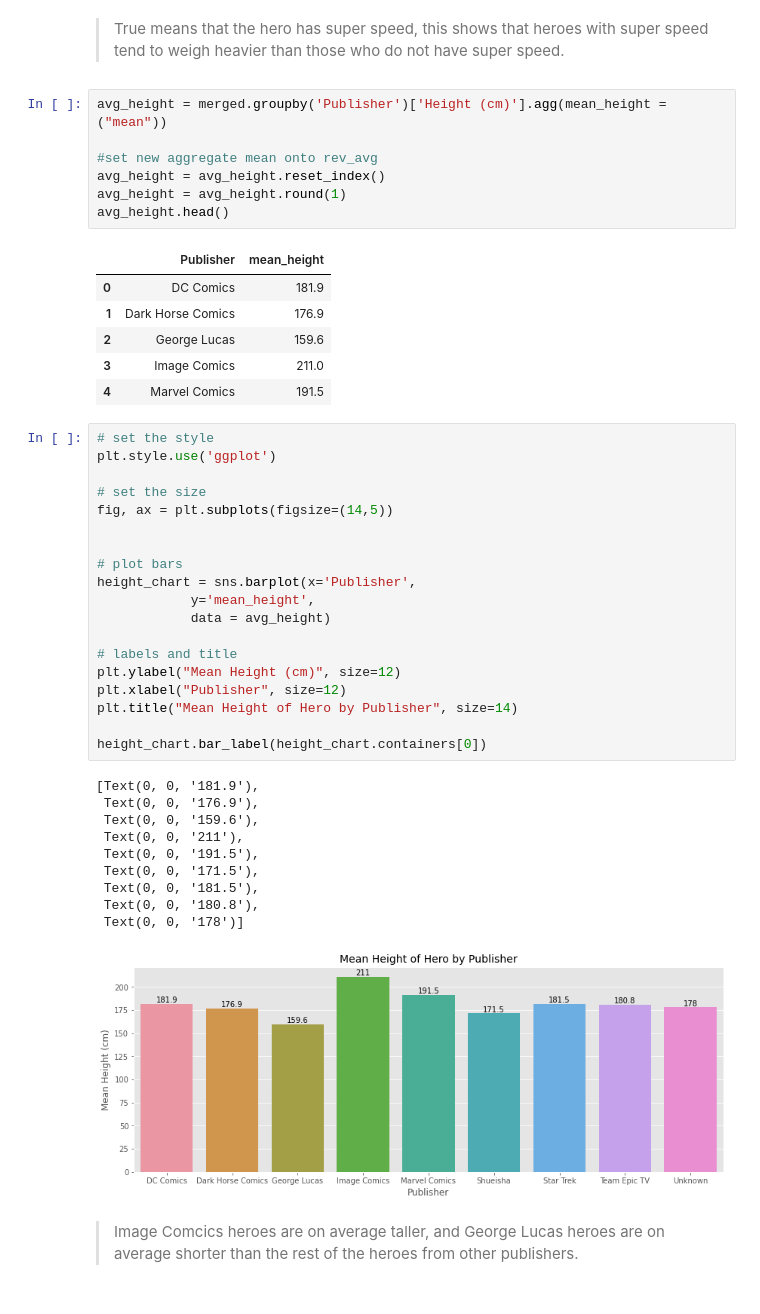
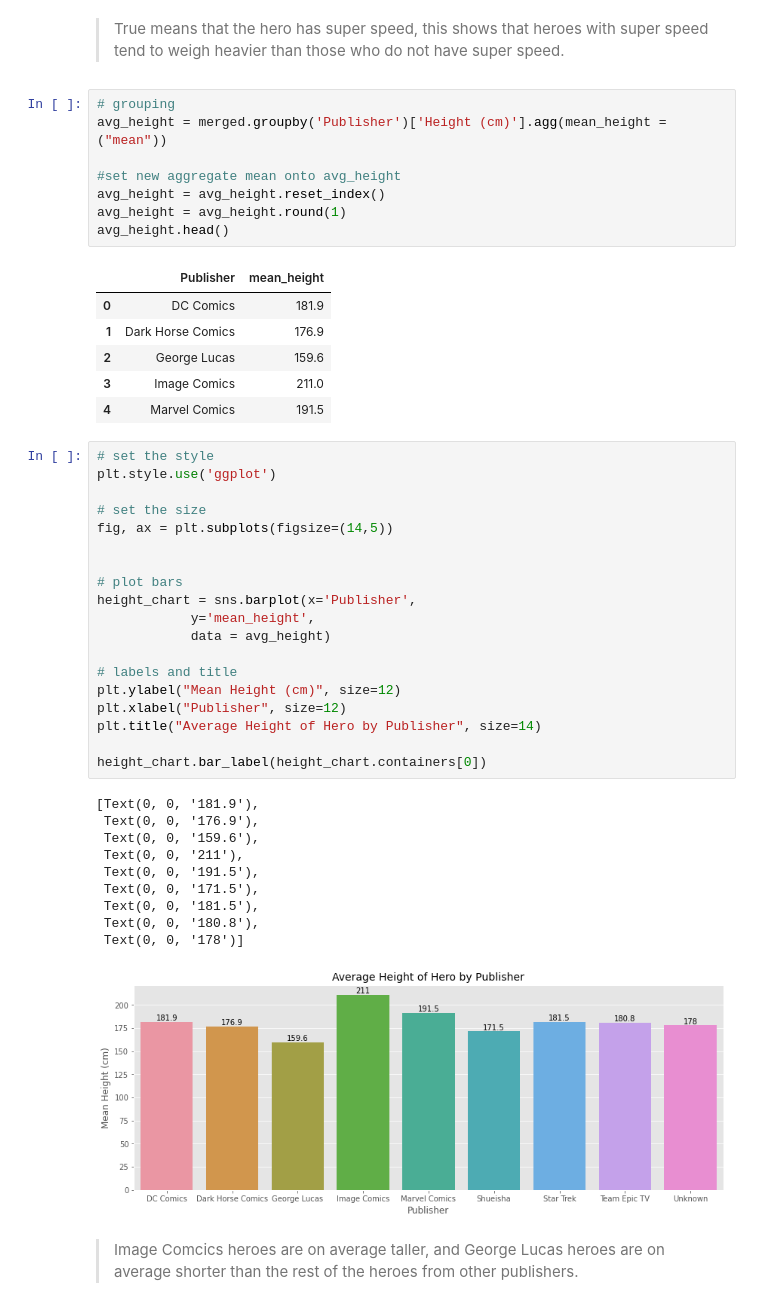
Before and after one commit to bradshawjoshua/Applying-Advanced-Transformations, a Jupyter notebook: Applying Advanced Transformations Core.ipynb, the cells around one changed output. Saved outputs shown, nothing was run; the diff lists cells and outputs as text.

```diff
--- a/Applying Advanced Transformations Core.ipynb
+++ b/Applying Advanced Transformations Core.ipynb
@@ -364,9 +338,10 @@ weight_chart.bar_label(weight_chart.containers[0])
 # %% [markdown]
 > True means that the hero has super speed, this shows that heroes with super speed tend to weigh heavier than those who do not have super speed.
 # %%
+# grouping
 avg_height = merged.groupby('Publisher')['Height (cm)'].agg(mean_height = ("mean"))
 
-#set new aggregate mean onto rev_avg
+#set new aggregate mean onto avg_height
 avg_height = avg_height.reset_index()
 avg_height = avg_height.round(1)
 avg_height.head()
@@ -380,32 +355,32 @@ avg_height.head()
 # %%
 # set the style
 plt.style.use('ggplot')
 
 # set the size
 fig, ax = plt.subplots(figsize=(14,5))
 
 
 # plot bars
 height_chart = sns.barplot(x='Publisher',
             y='mean_height',
             data = avg_height)
 
 # labels and title
 plt.ylabel("Mean Height (cm)", size=12)
 plt.xlabel("Publisher", size=12)
-plt.title("Mean Height of Hero by Publisher", size=14)
+plt.title("Average Height of Hero by Publisher", size=14)
 
 height_chart.bar_label(height_chart.containers[0])
 # %% [output]
 [Text(0, 0, '181.9'),
  Text(0, 0, '176.9'),
  Text(0, 0, '159.6'),
  Text(0, 0, '211'),
  Text(0, 0, '191.5'),
  Text(0, 0, '171.5'),
  Text(0, 0, '181.5'),
  Text(0, 0, '180.8'),
  Text(0, 0, '178')]
-[figure, old version]
+[figure, new version]
 # %% [markdown]
 >Image Comcics heroes are on average taller, and George Lucas heroes are on average shorter than the rest of the heroes from other publishers.
```
Also changed, not shown: parts of 20 cells of this notebook.
